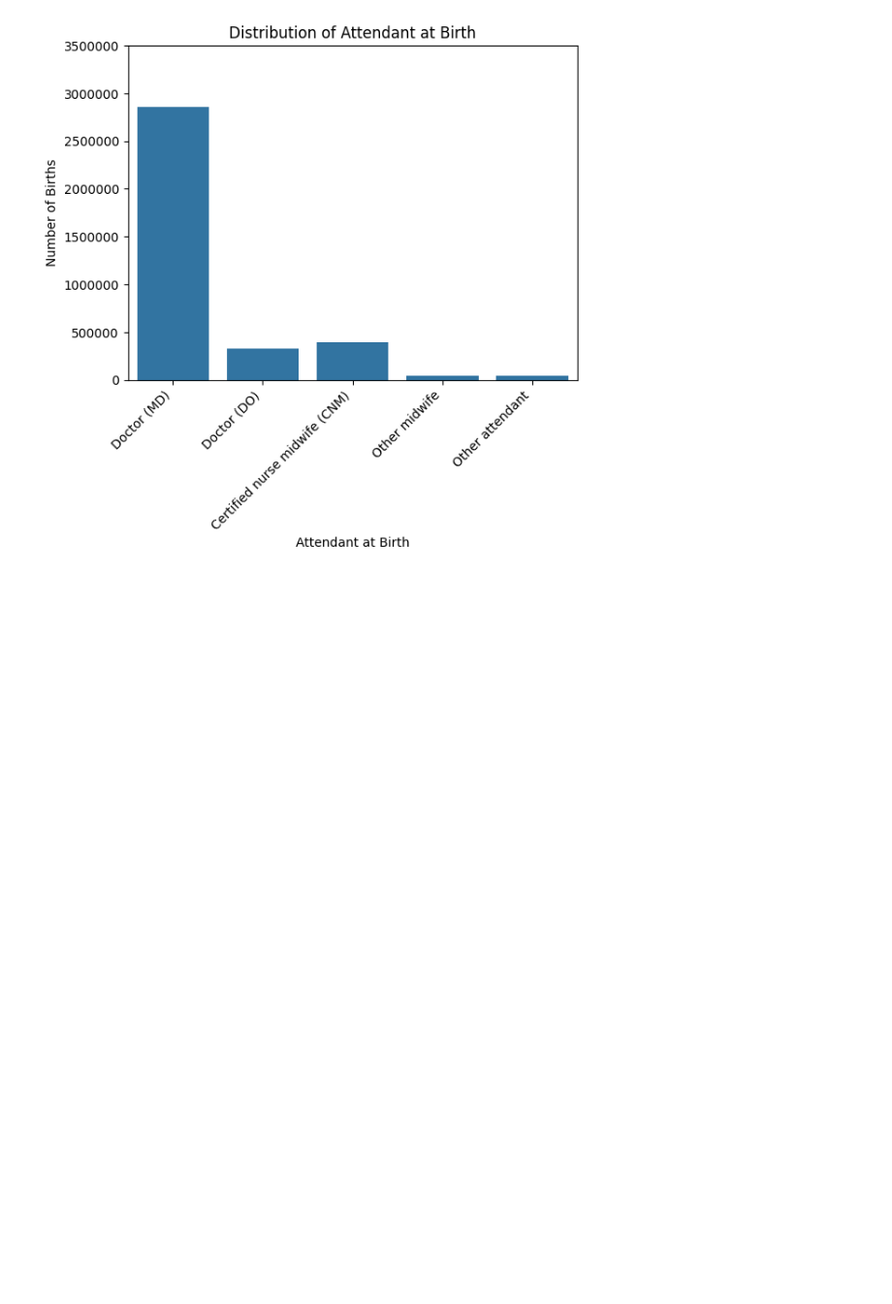
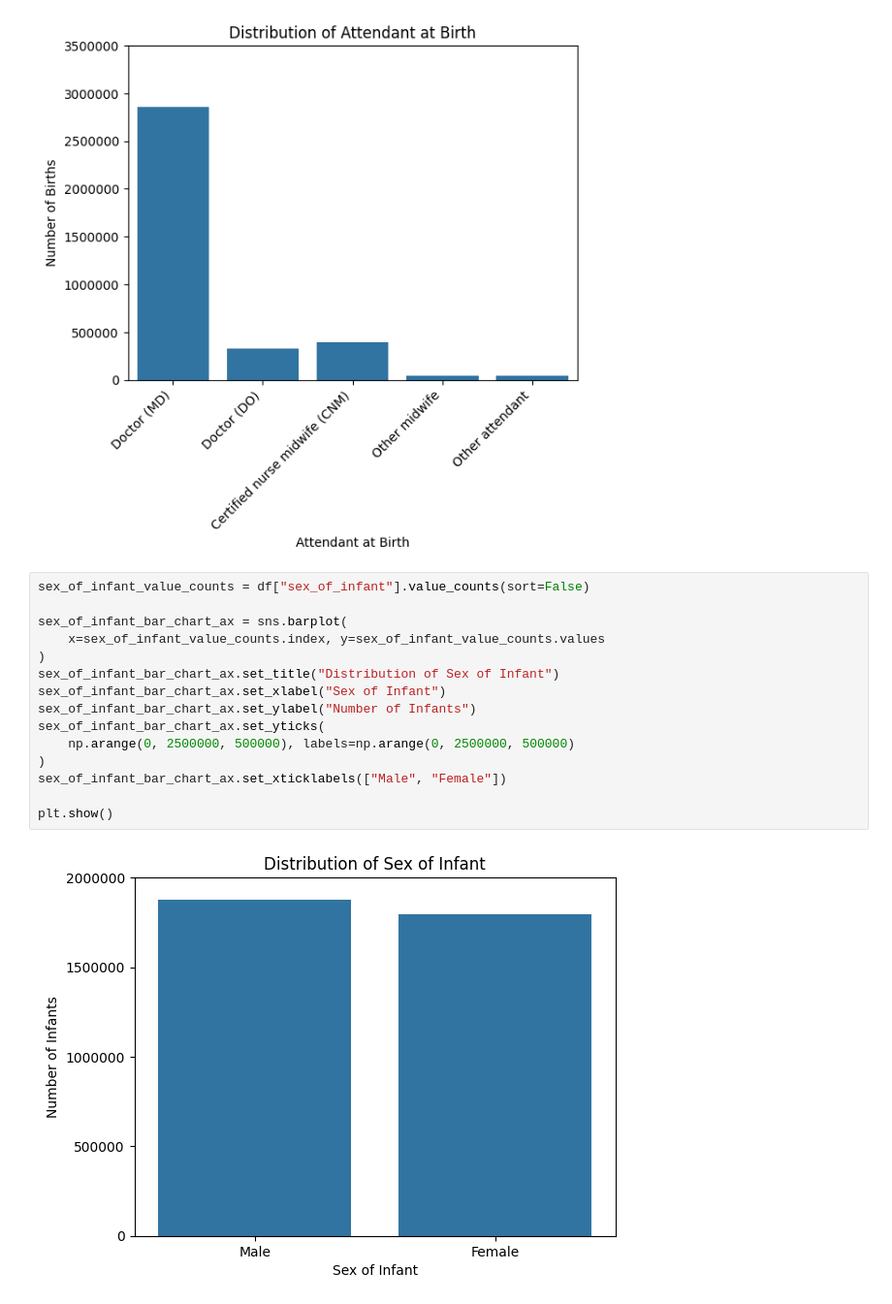
Before and after one commit to shroommu/natality-stats, a Jupyter notebook: dev/notebooks/exploratory/02_visualizations.ipynb, the cells around one changed output. Shown at 97% size. Cells and saved outputs as stored; diff of their text form; blank space fills up the shorter version.

```diff
--- a/dev/notebooks/exploratory/02_visualizations.ipynb
+++ b/dev/notebooks/exploratory/02_visualizations.ipynb
@@ -730,3 +730,20 @@ attendant_at_birth_bar_chart_ax.set_yticks(
 plt.show()
 # %% [output]
 [figure]
+# %%
+sex_of_infant_value_counts = df["sex_of_infant"].value_counts(sort=False)
+
+sex_of_infant_bar_chart_ax = sns.barplot(
+    x=sex_of_infant_value_counts.index, y=sex_of_infant_value_counts.values
+)
+sex_of_infant_bar_chart_ax.set_title("Distribution of Sex of Infant")
+sex_of_infant_bar_chart_ax.set_xlabel("Sex of Infant")
+sex_of_infant_bar_chart_ax.set_ylabel("Number of Infants")
+sex_of_infant_bar_chart_ax.set_yticks(
+    np.arange(0, 2500000, 500000), labels=np.arange(0, 2500000, 500000)
+)
+sex_of_infant_bar_chart_ax.set_xticklabels(["Male", "Female"])
+
+plt.show()
+# %% [output]
+[figure, added]
```
Also changed, not shown: parts of 7 cells of this notebook.
